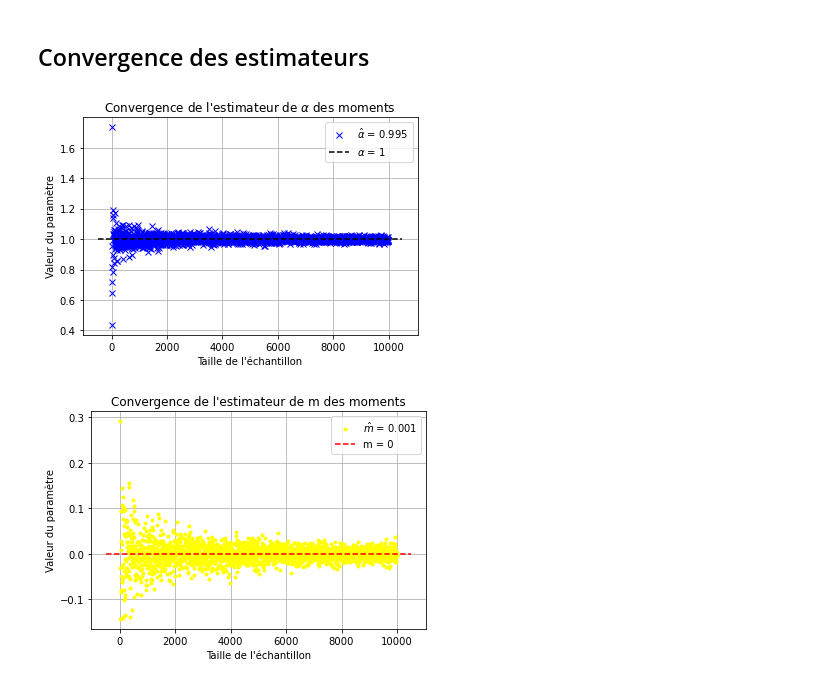
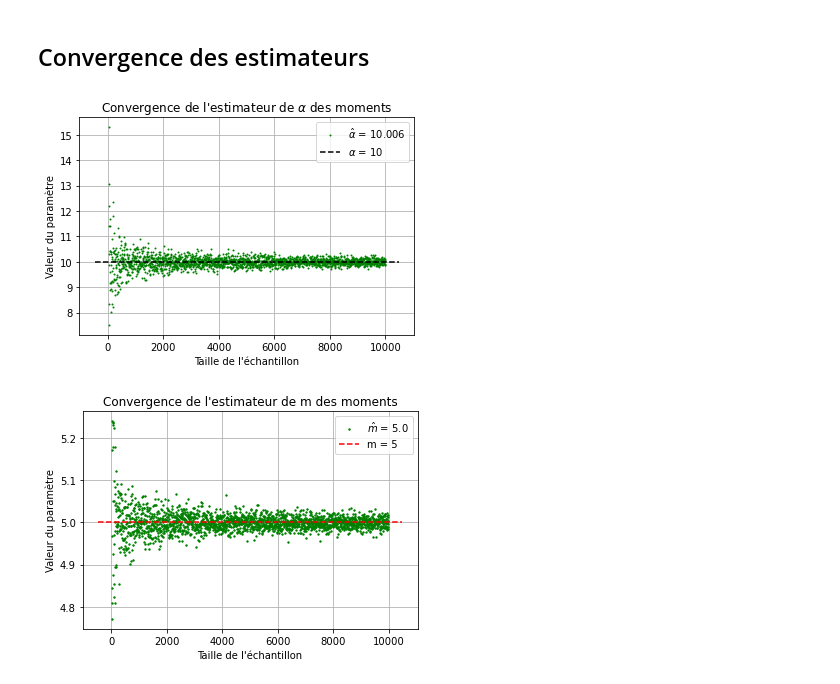
Before and after one commit to arthurviens/Estimation_GaussianProcess_MCMC_Project, a Jupyter notebook: prob1/pb1q4.ipynb, the cells around one changed output. Cells and saved outputs as stored; diff of their text form; code cells hidden in the pictures.

```diff
--- a/prob1/pb1q4.ipynb
+++ b/prob1/pb1q4.ipynb
@@ -21,13 +21,13 @@ plt.legend()
 # %% [markdown]
 ## Convergence des estimateurs
 # %%
-test_alpha_convergence(1, "moments", N=10000)
+test_alpha_convergence(10, "moments", N=10000)
 # %% [output]
-[figure, old version]
+[figure, new version]
 # %%
-test_m_convergence(0, "moments", N=10000)
+test_m_convergence(5, "moments", N=10000)
 # %% [output]
-[figure, old version]
+[figure, new version]
 # %%
 test_alpha_convergence(1, "likelihood", N=10000)
 # %% [output]
```
Also changed, not shown: parts of 4 cells of this notebook, 1 other file.
